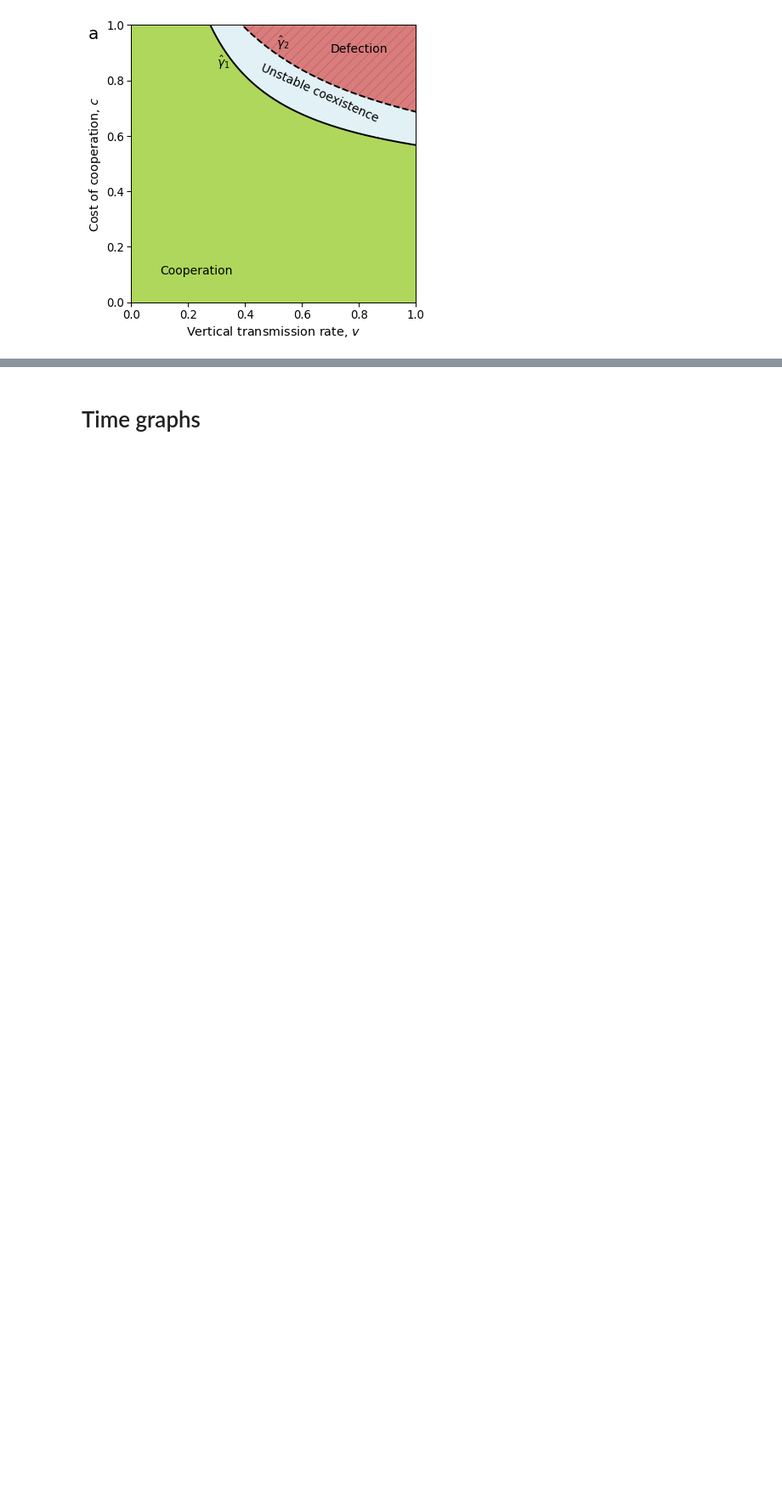
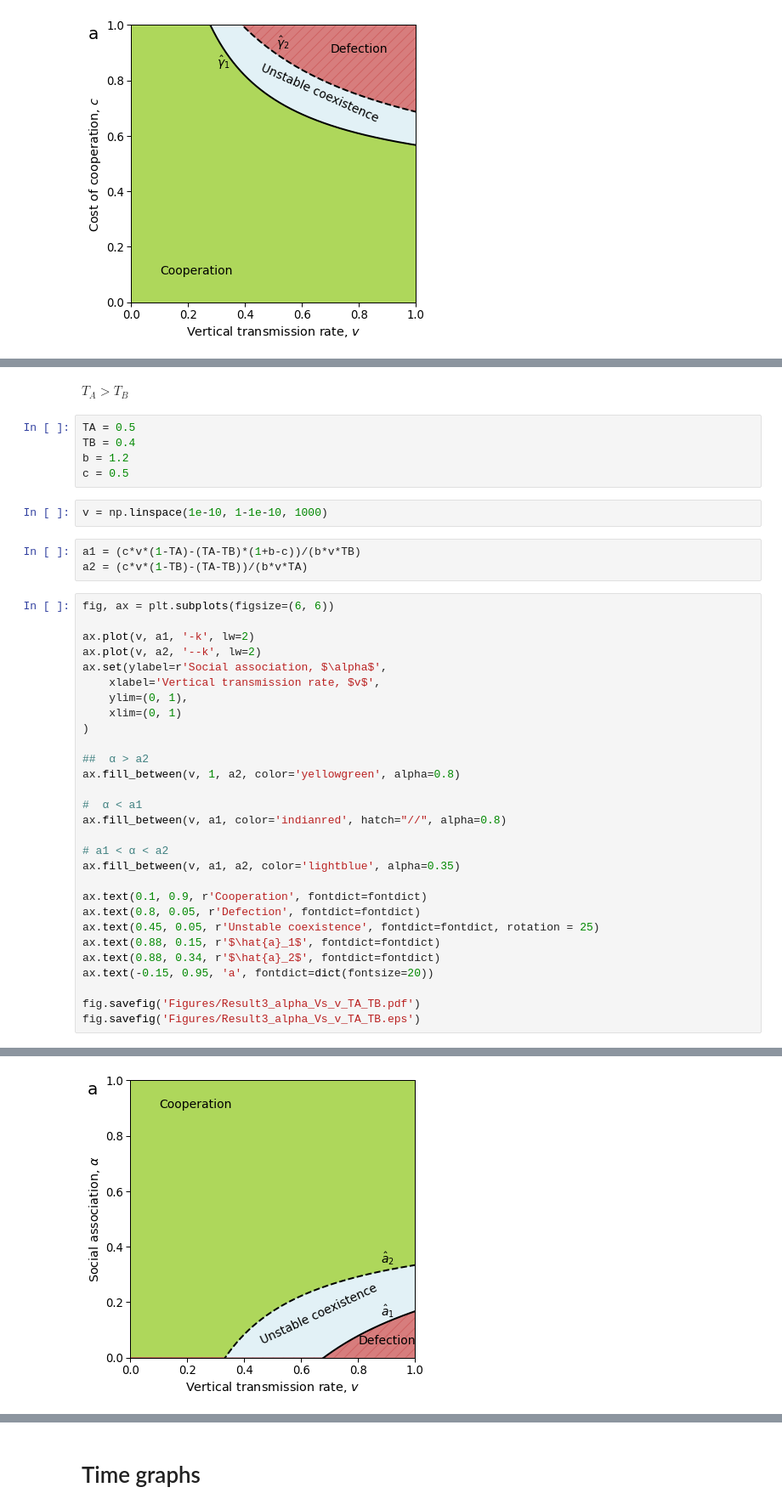
Before and after one commit to yoavram-lab/CulturalCooperation, a Jupyter notebook: ms/figures.ipynb, the cells around one changed output, grey strips where cells are left out. Shown at 85% size. Saved outputs shown, nothing was run; the diff lists cells and outputs as text; blank space fills up the shorter version.

Commit message:
Add alpha vs v to result figures to the notebook

```diff
--- a/ms/figures.ipynb
+++ b/ms/figures.ipynb
@@ -356,0 +359,42 @@ The PostScript backend does not support transparency; partially transparent arti
+# %% [markdown]
+$T_A > T_B$
+# %%
+TA = 0.5
+TB = 0.4
+b = 1.2
+c = 0.5
+# %%
+v = np.linspace(1e-10, 1-1e-10, 1000)
+# %%
+a1 = (c*v*(1-TA)-(TA-TB)*(1+b-c))/(b*v*TB)
+a2 = (c*v*(1-TB)-(TA-TB))/(b*v*TA)
+# %%
+fig, ax = plt.subplots(figsize=(6, 6))
+
+ax.plot(v, a1, '-k', lw=2)
+ax.plot(v, a2, '--k', lw=2)
+ax.set(ylabel=r'Social association, $\alpha$',
+    xlabel='Vertical transmission rate, $v$',
+    ylim=(0, 1),
+    xlim=(0, 1)
+)
+
+##  α > a2
+ax.fill_between(v, 1, a2, color='yellowgreen', alpha=0.8)
+
+#  α < a1
+ax.fill_between(v, a1, color='indianred', hatch="//", alpha=0.8)
+
+# a1 < α < a2
+ax.fill_between(v, a1, a2, color='lightblue', alpha=0.35)
+
+ax.text(0.1, 0.9, r'Cooperation', fontdict=fontdict)
+ax.text(0.8, 0.05, r'Defection', fontdict=fontdict)
+ax.text(0.45, 0.05, r'Unstable coexistence', fontdict=fontdict, rotation = 25)
+ax.text(0.88, 0.15, r'$\hat{a}_1$', fontdict=fontdict)
+ax.text(0.88, 0.34, r'$\hat{a}_2$', fontdict=fontdict)
+ax.text(-0.15, 0.95, 'a', fontdict=dict(fontsize=20))
+
+fig.savefig('Figures/Result3_alpha_Vs_v_TA_TB.pdf')
+fig.savefig('Figures/Result3_alpha_Vs_v_TA_TB.eps')
+# %% [output]
@@ -356,0 +407 @@ The PostScript backend does not support transparency; partially transparent arti
+[figure, added]
```
Also changed, not shown: parts of 7 cells of this notebook, 6 other files.
